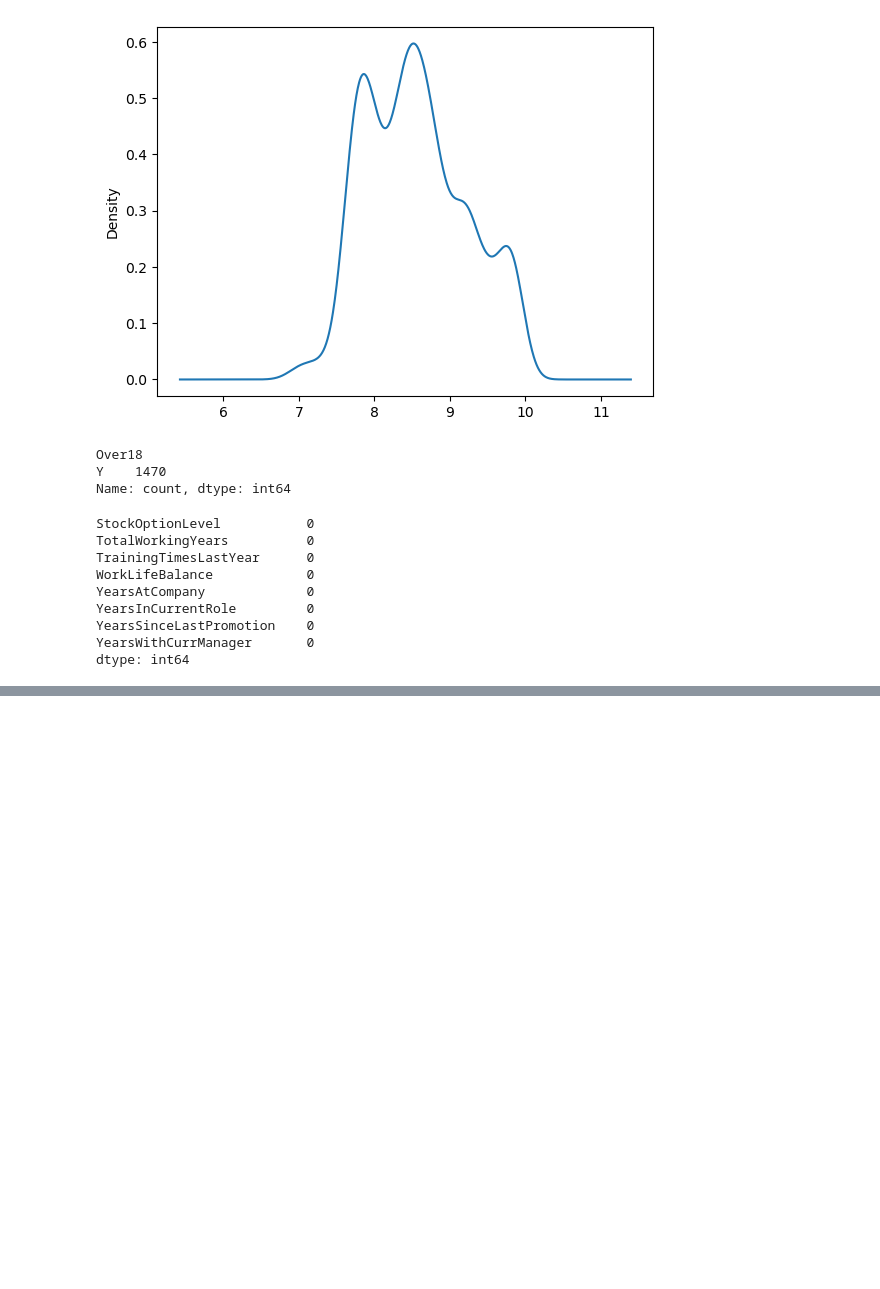
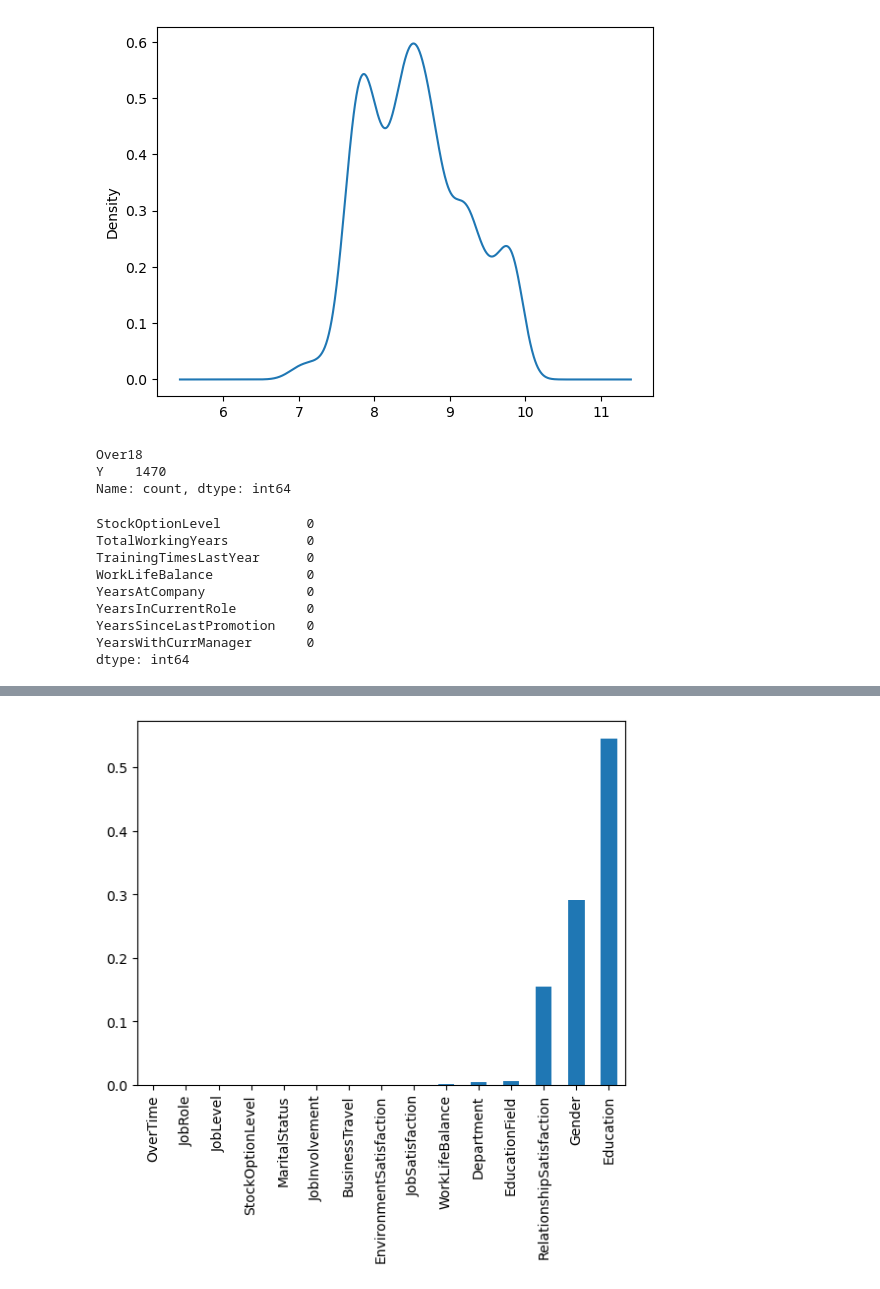
Before and after one commit to karthik4-4/Employee-attrition-prediction, a Jupyter notebook: Employee_attrition_prediction.ipynb, the cells around one changed output, grey strips where cells are left out. Saved outputs shown, nothing was run; the diff lists cells and outputs as text; code cells hidden in the pictures; blank space fills up the shorter version.

```diff
--- a/Employee_attrition_prediction.ipynb
+++ b/Employee_attrition_prediction.ipynb
@@ -182,0 +184,3 @@ dtype: int64
+# %%
+# lets first drop the columns which are truely irrelevant..
+df.drop(columns = ['DailyRate','EmployeeCount','EmployeeNumber','HourlyRate','Over18','StandardHours','PerformanceRating'],inplace=True)
@@ -182,0 +196,16 @@ dtype: int64
+# %%
+# lets calculate how strongly these categorical features are associated with target feature.
+Categorical_cols = ['BusinessTravel','Department','Education','EducationField','EnvironmentSatisfaction','Gender','JobInvolvement','JobLevel','JobRole','JobSatisfaction','MaritalStatus','OverTime','RelationshipSatisfaction','StockOptionLevel','WorkLifeBalance']
+
+scores = []
+
+for feature in Categorical_cols:
+    ct = pd.crosstab(df['Attrition'],df[feature])
+
+    p_value = chi2_contingency(ct)[1]
+    scores.append(p_value)
+# %%
+pd.Series(scores,index = Categorical_cols).sort_values().plot(kind='bar')
+plt.show()       # p_value < 0.05 indicates stronger association..
+# %% [output]
+[figure, added]
```
Also changed, not shown: parts of 10 cells of this notebook.
